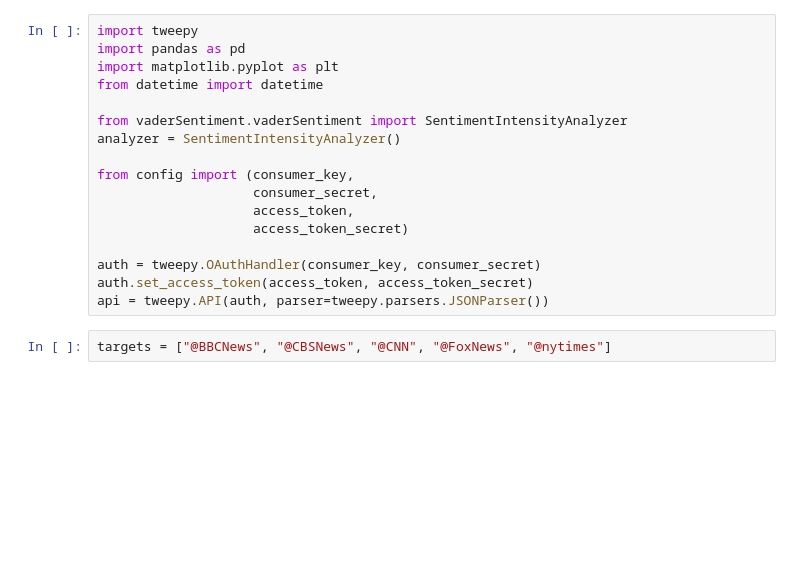
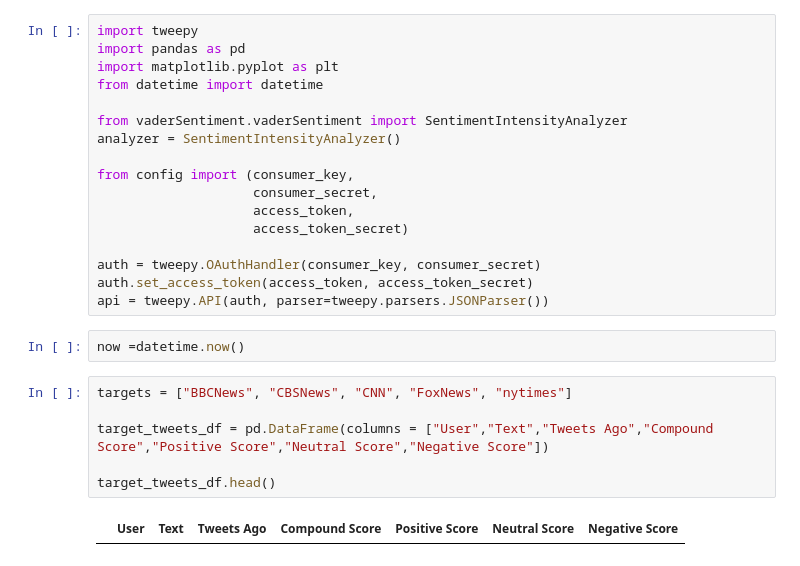
Before and after one commit to Vonnegood/UTDATACAMP, a Jupyter notebook: Tweepy/Tweepy Sentiments.ipynb, the cells around one changed output. Drawn from its saved outputs; the diff is of its cells as text; blank space fills up the shorter version.

```diff
--- a/Tweepy/Tweepy Sentiments.ipynb
+++ b/Tweepy/Tweepy Sentiments.ipynb
@@ -15,6 +21,14 @@ from config import (consumer_key,
 auth = tweepy.OAuthHandler(consumer_key, consumer_secret)
 auth.set_access_token(access_token, access_token_secret)
 api = tweepy.API(auth, parser=tweepy.parsers.JSONParser())
-# %%
-targets = ["@BBCNews", "@CBSNews", "@CNN", "@FoxNews", "@nytimes"]
+# %%
+now =datetime.now()
+# %%
+targets = ["BBCNews", "CBSNews", "CNN", "FoxNews", "nytimes"]
+
+target_tweets_df = pd.DataFrame(columns = ["User","Text","Tweets Ago","Compound Score","Positive Score","Neutral Score","Negative Score"])
+
+target_tweets_df.head()
+# %% [output]
+|  | User | Text | Tweets Ago | Compound Score | Positive Score | Neutral Score | Negative Score |
 # %%
```
Also changed, not shown: parts of 6 cells of this notebook, 7 other files.
